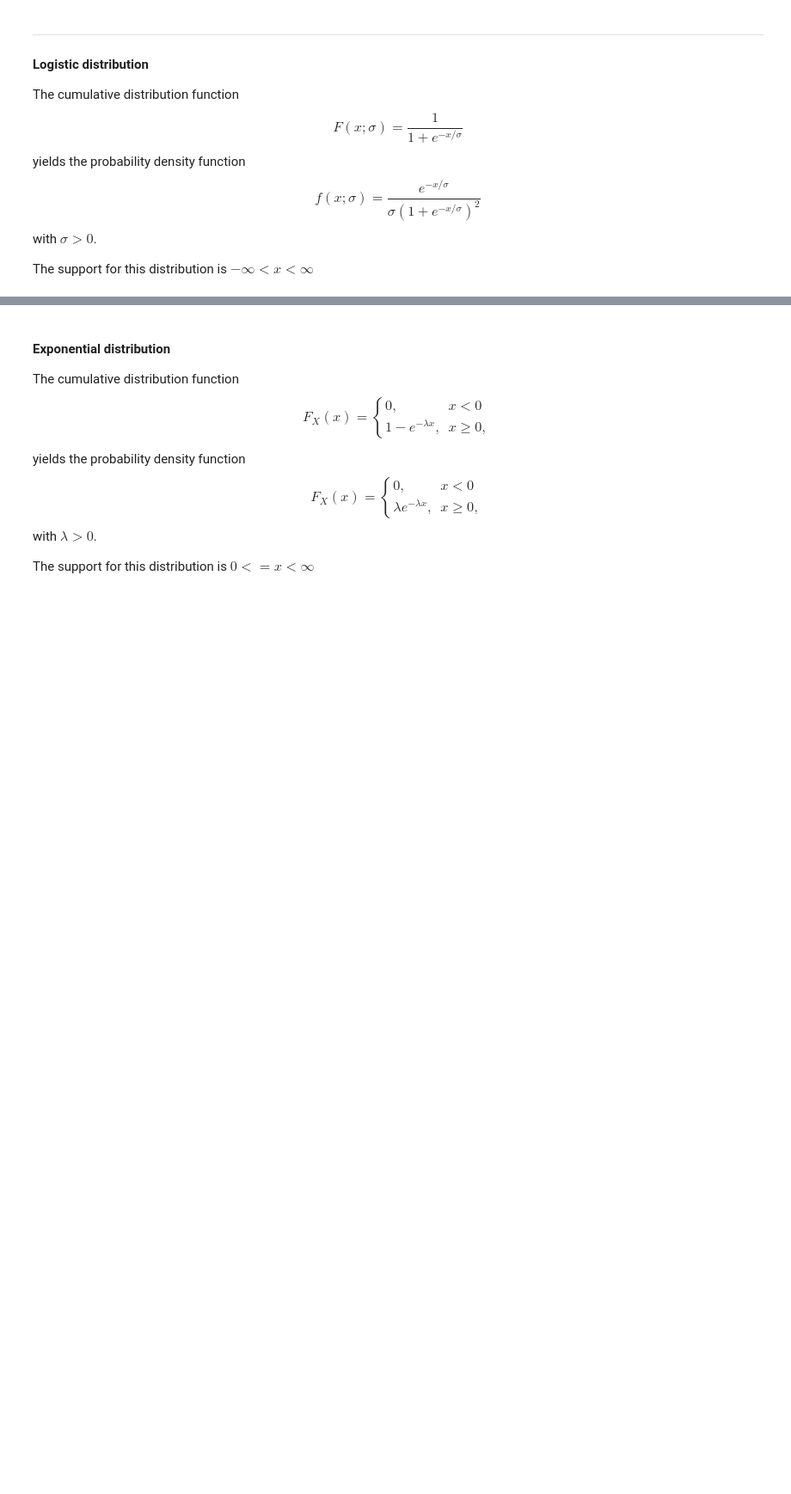
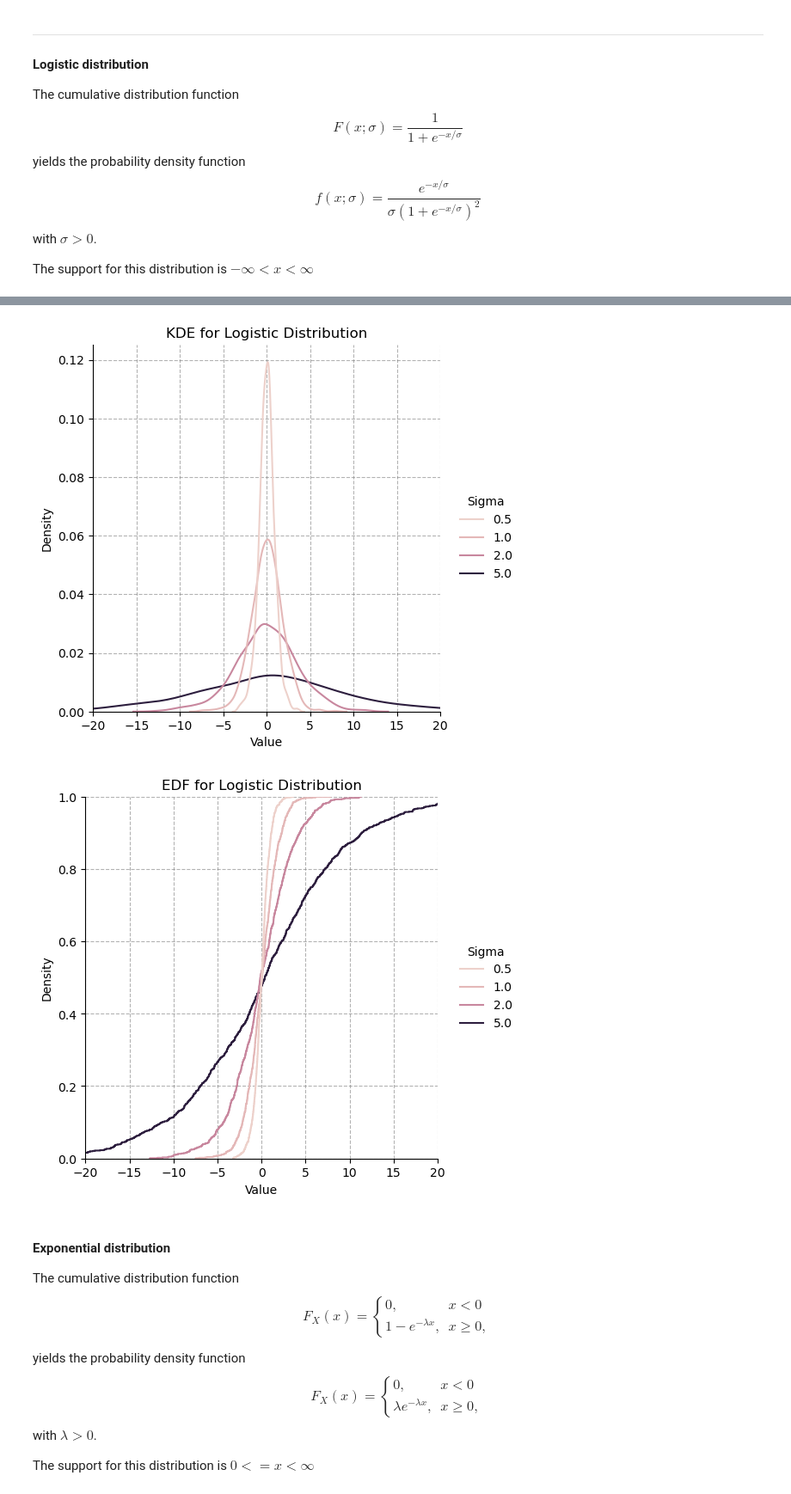
Before and after one commit to ds4e/understanding_uncertainty_assignments, a Jupyter notebook: assignment_6/exercies_6.ipynb, the cells around one changed output, grey strips where cells are left out. Shown at 86% size. Saved outputs shown, nothing was run; the diff lists cells and outputs as text; code cells hidden in the pictures; blank space fills up the shorter version.

```diff
--- a/assignment_6/exercies_6.ipynb
+++ b/assignment_6/exercies_6.ipynb
@@ -132,3 +143,8 @@ plot_distributions(fx, Fx, 'Logistic', 'Sigma')
+# %%
+plot_samples(lambda rng, scale, n: rng.logistic(scale=scale, size=n), 'Logistic', 'Sigma')
+# %% [output]
+[figure, added]
+[figure, added]
 # %% [markdown]
 #### Exponential distribution
 The cumulative distribution function
```
Also changed, not shown: parts of 9 cells of this notebook.
